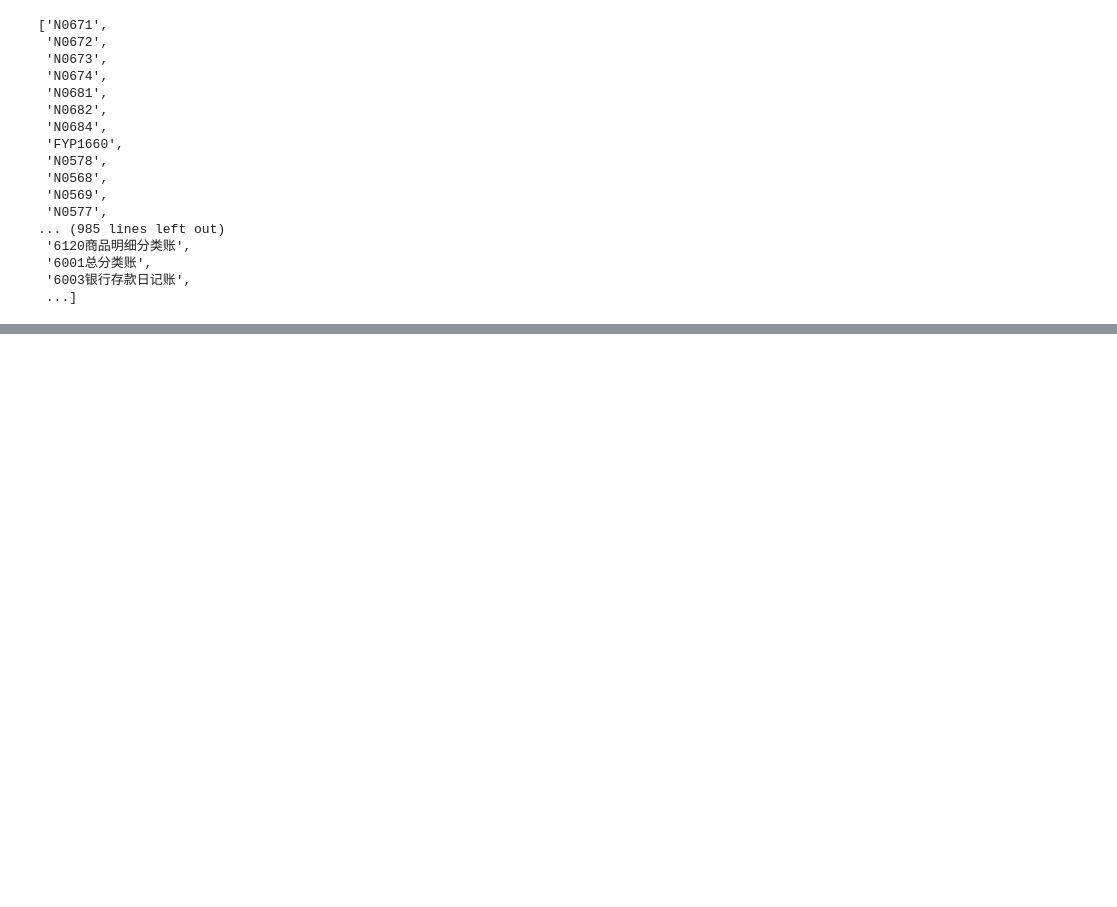
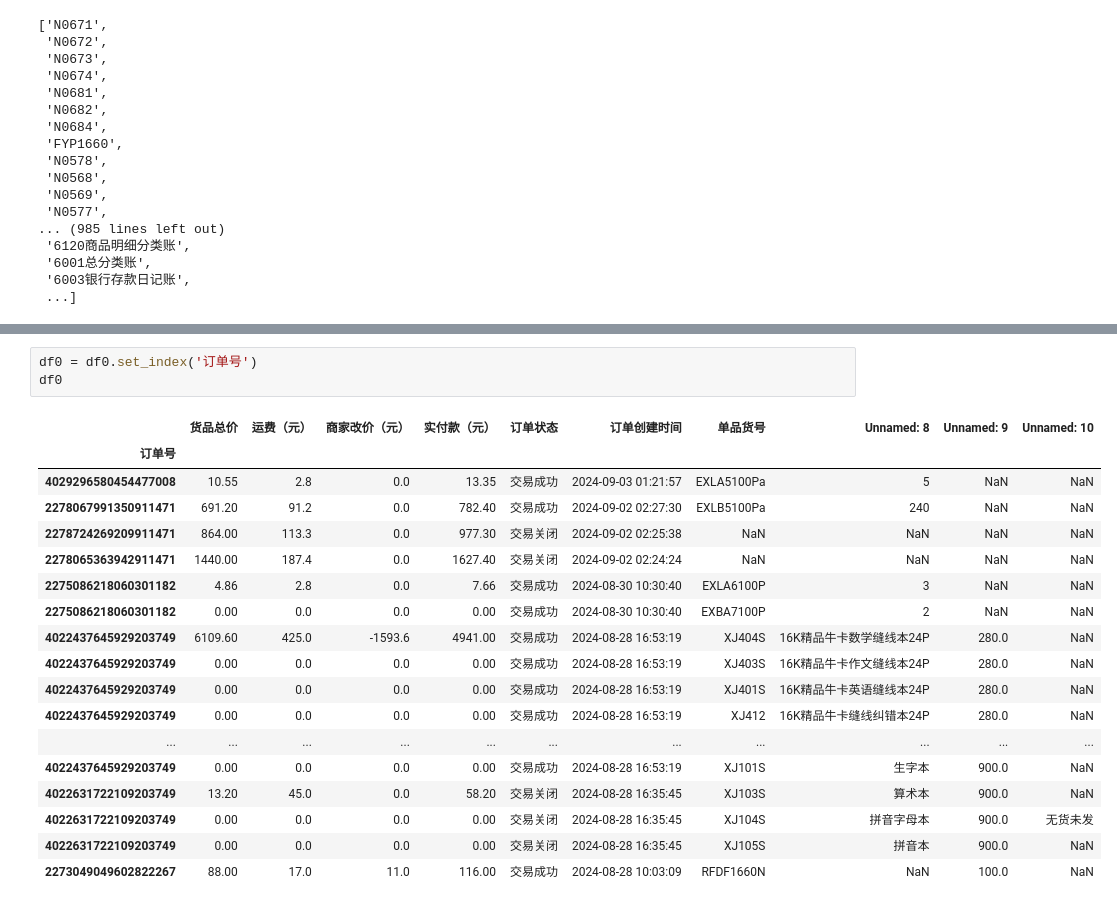
Before and after one commit to reddatetea/fisha, a Jupyter notebook: FapiaoMobanDingdanKehuAuto02.ipynb, the cells around one changed output, grey strips where cells are left out. Cells and saved outputs as stored; diff of their text form; blank space fills up the shorter version.

```diff
--- a/FapiaoMobanDingdanKehuAuto02.ipynb
+++ b/FapiaoMobanDingdanKehuAuto02.ipynb
@@ -367,0 +464,22 @@ dff
+# %%
+df0 = df0.set_index('订单号')
+df0
+# %% [output]
+|  | 货品总价 | 运费（元） | 商家改价（元） | 实付款（元） | 订单状态 | 订单创建时间 | 单品货号 | Unnamed: 8 | Unnamed: 9 | Unnamed: 10 |
+| 订单号 |  |  |  |  |  |  |  |  |  |  |
+| 4029296580454477008 | 10.55 | 2.8 | 0.0 | 13.35 | 交易成功 | 2024-09-03 01:21:57 | EXLA5100Pa | 5 | NaN | NaN |
+| 2278067991350911471 | 691.20 | 91.2 | 0.0 | 782.40 | 交易成功 | 2024-09-02 02:27:30 | EXLB5100Pa | 240 | NaN | NaN |
+| 2278724269209911471 | 864.00 | 113.3 | 0.0 | 977.30 | 交易关闭 | 2024-09-02 02:25:38 | NaN | NaN | NaN | NaN |
+| 2278065363942911471 | 1440.00 | 187.4 | 0.0 | 1627.40 | 交易关闭 | 2024-09-02 02:24:24 | NaN | NaN | NaN | NaN |
+| 2275086218060301182 | 4.86 | 2.8 | 0.0 | 7.66 | 交易成功 | 2024-08-30 10:30:40 | EXLA6100P | 3 | NaN | NaN |
+| 2275086218060301182 | 0.00 | 0.0 | 0.0 | 0.00 | 交易成功 | 2024-08-30 10:30:40 | EXBA7100P | 2 | NaN | NaN |
+| 4022437645929203749 | 6109.60 | 425.0 | -1593.6 | 4941.00 | 交易成功 | 2024-08-28 16:53:19 | XJ404S | 16K精品牛卡数学缝线本24P | 280.0 | NaN |
+| 4022437645929203749 | 0.00 | 0.0 | 0.0 | 0.00 | 交易成功 | 2024-08-28 16:53:19 | XJ403S | 16K精品牛卡作文缝线本24P | 280.0 | NaN |
+| 4022437645929203749 | 0.00 | 0.0 | 0.0 | 0.00 | 交易成功 | 2024-08-28 16:53:19 | XJ401S | 16K精品牛卡英语缝线本24P | 280.0 | NaN |
+| 4022437645929203749 | 0.00 | 0.0 | 0.0 | 0.00 | 交易成功 | 2024-08-28 16:53:19 | XJ412 | 16K精品牛卡缝线纠错本24P | 280.0 | NaN |
+| ... | ... | ... | ... | ... | ... | ... | ... | ... | ... | ... |
+| 4022437645929203749 | 0.00 | 0.0 | 0.0 | 0.00 | 交易成功 | 2024-08-28 16:53:19 | XJ101S | 生字本 | 900.0 | NaN |
+| 4022631722109203749 | 13.20 | 45.0 | 0.0 | 58.20 | 交易关闭 | 2024-08-28 16:35:45 | XJ103S | 算术本 | 900.0 | NaN |
+| 4022631722109203749 | 0.00 | 0.0 | 0.0 | 0.00 | 交易关闭 | 2024-08-28 16:35:45 | XJ104S | 拼音字母本 | 900.0 | 无货未发 |
+| 4022631722109203749 | 0.00 | 0.0 | 0.0 | 0.00 | 交易关闭 | 2024-08-28 16:35:45 | XJ105S | 拼音本 | 900.0 | NaN |
+| 2273049049602822267 | 88.00 | 17.0 | 11.0 | 116.00 | 交易成功 | 2024-08-28 10:03:09 | RFDF1660N | NaN | 100.0 | NaN |
```
Also changed, not shown: parts of 13 cells of this notebook, 5 other files.
